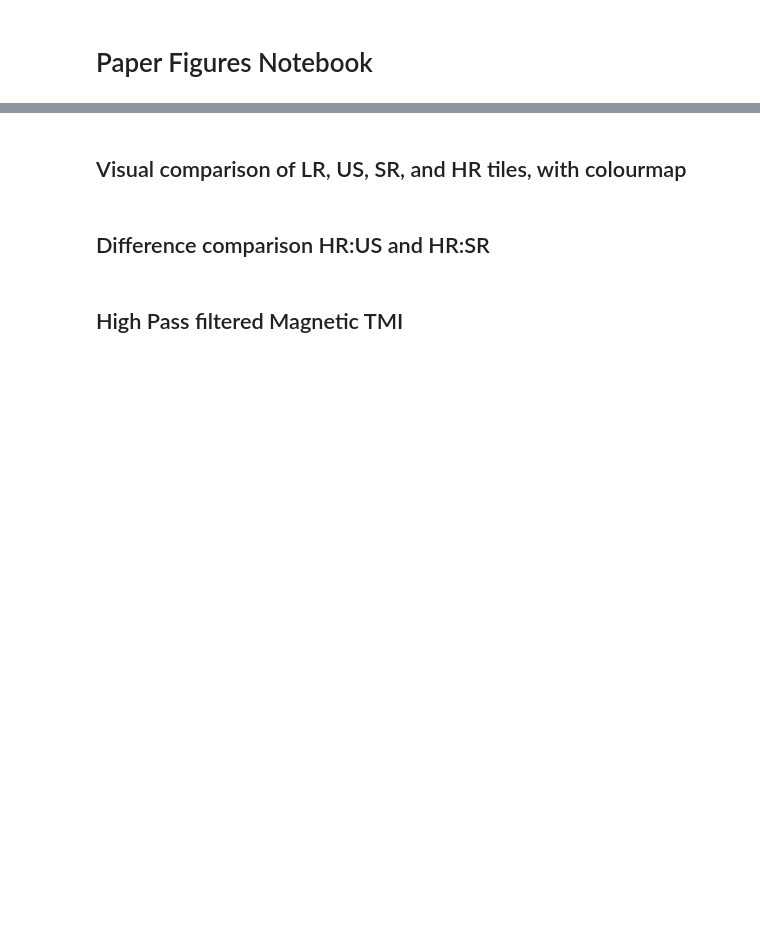
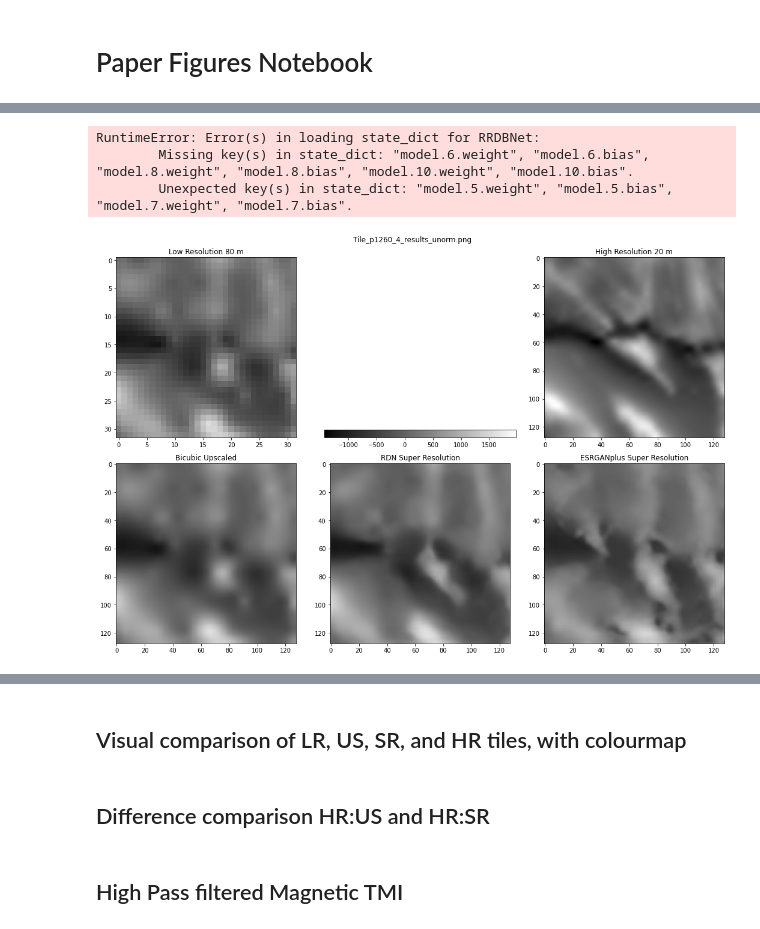
Before and after one commit to LSgeo/SRvey, a Jupyter notebook: utils/srvey_figures.ipynb, the cells around one changed output, grey strips where cells are left out. Saved outputs shown, nothing was run; the diff lists cells and outputs as text; code cells hidden in the pictures; blank space fills up the shorter version.

Commit message:
Make unused changes for older dataset/model

```diff
--- a/utils/srvey_figures.ipynb
+++ b/utils/srvey_figures.ipynb
@@ -62,6 +98,7 @@ def plot_vis_comp(
     lr_only=False,
     figname="Visual Comparisons",
     out_dir="data/figures",
+    show=True,
 ):
 
     # Some inference won't have HR. We pretend LR is HR, and will turn off hr plot.
@@ -105,7 +142,9 @@ def plot_vis_comp(
     plt.colorbar(cb, cax=cax, orientation="horizontal")
     plt.tight_layout()
 
-    plt.savefig(Path(out_dir) / figname)
+    plt.savefig(Path(out_dir) / figname, facecolor="white", transparent=False)
+    if not show:
+        plt.close()
 # %%
 # # "RDN" Network (srgeo)
 # from srgeo import Generator, create_filter, Geodataset
@@ -143,7 +182,8 @@ def plot_vis_comp(
 import sys
 
 # sys.path.append(r"/home/luke/esrganp/ESRGANplus/codes")
-sys.path.append(r"C:/Luke/PhD/esrganp/ESRGANplus/codes")
+# sys.path.append(r"C:/Luke/PhD/esrganp/ESRGANplus/codes")
+sys.path.append(r"D:\luke\ESRGANplus\codes")
 
 from models.SRRaGAN_model import SRRaGANModel
 from models.SR_model import SRModel
@@ -152,7 +192,8 @@ import models.modules.architecture as arch
 
 # comet_exp_key = ""
 # esrganp_pretrained_path = "data/models/ESRGANp_srvey_10k_759d89d549654f0a8590005a6c539ac8/models/latest_G.pth" # 50k iter "Purple Glazing"
-esrganp_pretrained_path = checkpoints[2]
+rdn_pretrained_path = rg_pth
+egp_pretrained_path = eg_pth
 
 opt_net = {
     "which_model_G": "RRDB_net",
@@ -164,9 +205,21 @@ opt_net = {
     "out_nc": 1,
     "gc": 32,
     "group": 1,
-    "scale": 4,
+    "scale": scale,
 }
-netG = arch.RRDBNet(
+egp_netG = arch.RRDBNet(
+    in_nc=opt_net["in_nc"],
+    out_nc=opt_net["out_nc"],
+    nf=opt_net["nf"],
+    nb=opt_net["nb"],
+    gc=opt_net["gc"],
+    upscale=opt_net["scale"],
+    norm_type=opt_net["norm_type"],
+    act_type="leakyrelu",
+    mode=opt_net["mode"],
+    upsample_mode="upconv",
+)
+rdn_netG = arch.RRDBNet(
     in_nc=opt_net["in_nc"],
     out_nc=opt_net["out_nc"],
     nf=opt_net["nf"],
@@ -179,8 +232,14 @@ netG = arch.RRDBNet(
     upsample_mode="upconv",
 )
 
-netG.load_state_dict(torch.load(esrganp_pretrained_path), strict=True)
-ESRGANp_sr_gen = netG.to(device)
+egp_netG.load_state_dict(torch.load(egp_pretrained_path), strict=True)
+rdn_netG.load_state_dict(torch.load(rdn_pretrained_path), strict=True)
+egp_sr_gen = egp_netG.to(device)
+rdn_sr_gen = rdn_netG.to(device)
+# %% [output]
+RuntimeError: Error(s) in loading state_dict for RRDBNet:
+        Missing key(s) in state_dict: "model.6.weight", "model.6.bias", "model.8.weight", "model.8.bias", "model.10.weight", "model.10.bias".
+        Unexpected key(s) in state_dict: "model.5.weight", "model.5.bias", "model.7.weight", "model.7.bias".
 # %%
 # from srvey import data, networks
 
@@ -194,3 +253,42 @@ ESRGANp_sr_gen = netG.to(device)
 
 # netG.load_state_dict(torch.load(esrganp_pretrained_path), strict=True)
 # srvey_sr_gen = netG.to(device)
+# %%
+## Test folder inference: Folder of reserved test tiles
+# root = Path(r"D:/luke/data_train/multiscale_tmi/test")
+# lr_files = root / "LR" / "X4.00_X4.00"
+# hr_files = root / "HR"
+root = Path("D:/luke/data_source/p1260_test_area")
+lr_files = root / "LR"
+hr_files = root / "HR"
+
+out_dir = Path("data_train/data_inference/out/test_out") / f"{rdn_exp_id}_{egp_exp_id}"
+out_dir.mkdir(parents=True, exist_ok=True)
+files = zip(lr_files.iterdir(), hr_files.iterdir())
+
+y = 350
+x = 640
+lr_s = hr_size // scale
+hr_s = hr_size
+
+for i, t in enumerate(files):
+    lr = (tifffile.imread(t[0])[y//4:y//4+lr_s, x//4:x//4+lr_s]).astype(np.float32)
+    hr = (tifffile.imread(t[1])[y:y+hr_s, x:x+hr_s]).astype(np.float32)
+    inp = torch.from_numpy(lr).unsqueeze(0).unsqueeze(0).to(device)
+    rdn_sr1 = rdn_sr_gen(inp).detach().cpu().numpy().squeeze()
+    egp_sr1 = egp_sr_gen(inp).detach().cpu().numpy().squeeze()
+
+    plot_vis_comp(
+        lr,
+        upscale(torch.from_numpy(lr).unsqueeze(0).unsqueeze(0), "bicubic")
+            .squeeze()
+            .numpy(),
+        rdn_sr1,
+        egp_sr1,
+        hr,
+        figname=f"Tile_{t[0].stem}_results_unorm.png",
+        out_dir=out_dir,
+        show=True,
+    )
+# %% [output]
+[figure, added]
```
Also changed, not shown: parts of 7 cells of this notebook.
